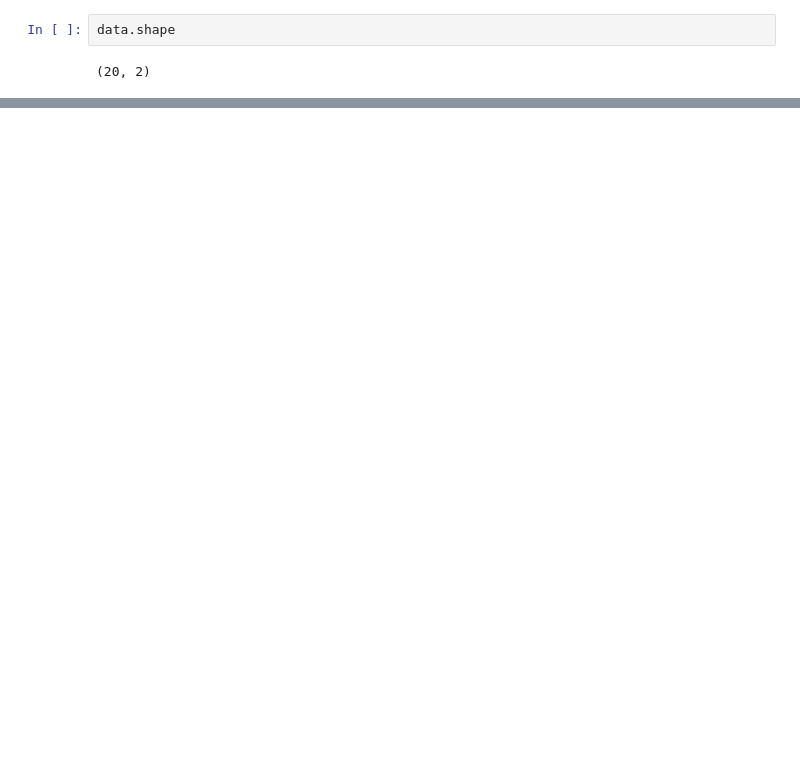
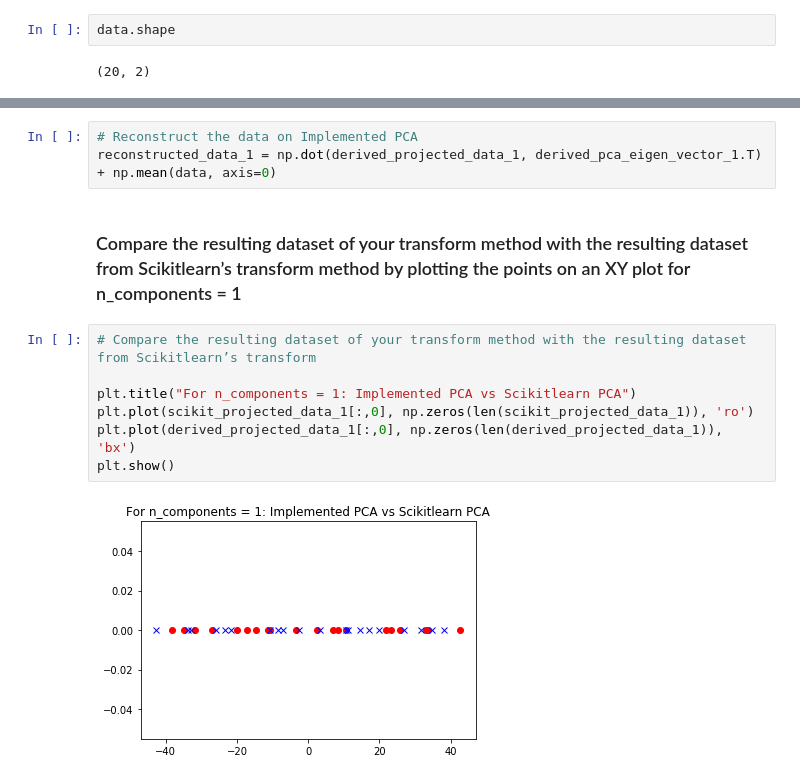
Before and after one commit to vipulpopat/MSCAI_CE4021_Week5, a Jupyter notebook: Etivity5.ipynb, the cells around one changed output, grey strips where cells are left out. Saved outputs shown, nothing was run; the diff lists cells and outputs as text; blank space fills up the shorter version.

```diff
--- a/Etivity5.ipynb
+++ b/Etivity5.ipynb
@@ -174,0 +237,14 @@ print(scikit_projected_data)
+# %%
+# Reconstruct the data on Implemented PCA
+reconstructed_data_1 = np.dot(derived_projected_data_1, derived_pca_eigen_vector_1.T) + np.mean(data, axis=0)
+# %% [markdown]
+### Compare the resulting dataset of your transform method with the resulting dataset from Scikitlearn’s transform method by plotting the points on an XY plot for n_components = 1
+# %%
+# Compare the resulting dataset of your transform method with the resulting dataset from Scikitlearn’s transform
+
+plt.title("For n_components = 1: Implemented PCA vs Scikitlearn PCA")
+plt.plot(scikit_projected_data_1[:,0], np.zeros(len(scikit_projected_data_1)), 'ro')
+plt.plot(derived_projected_data_1[:,0], np.zeros(len(derived_projected_data_1)), 'bx')
+plt.show()
+# %% [output]
+[figure, added]
```
Also changed, not shown: parts of 24 cells of this notebook.
